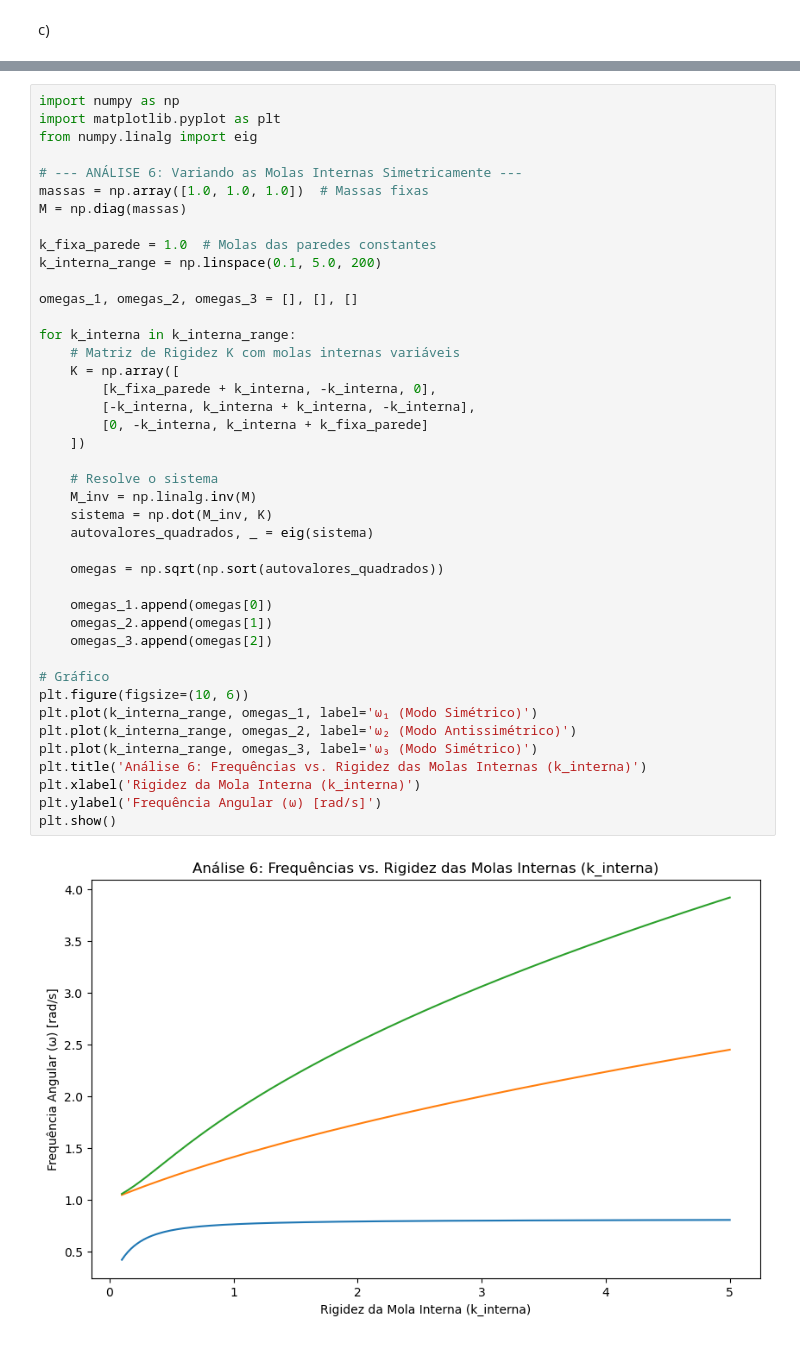
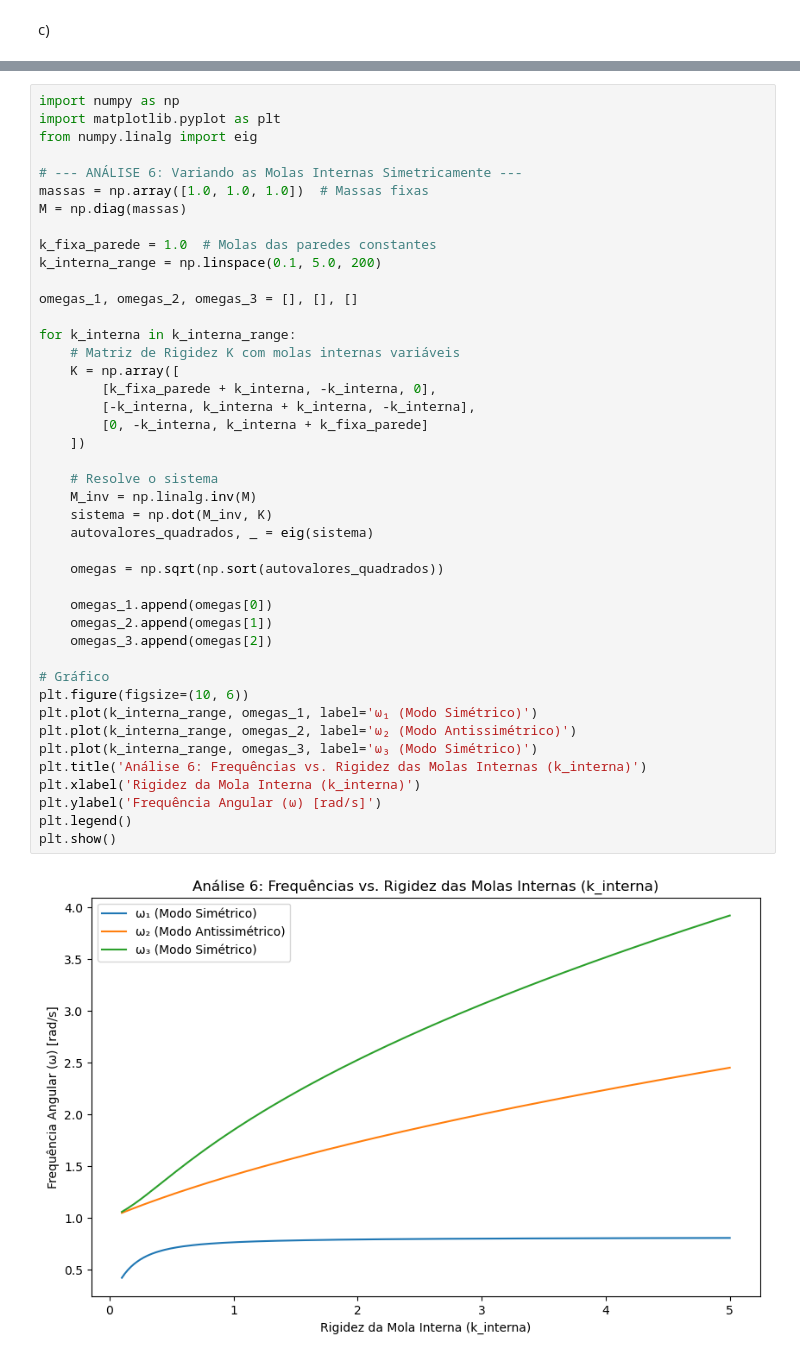
Before and after one commit to LuizDaniel-2/ATV4_FisComp, a Jupyter notebook: ATV4.ipynb, the cells around one changed output, grey strips where cells are left out. Saved outputs shown, nothing was run; the diff lists cells and outputs as text.

```diff
--- a/ATV4.ipynb
+++ b/ATV4.ipynb
@@ -482,34 +489,35 @@ omegas_1, omegas_2, omegas_3 = [], [], []
 
 for k_interna in k_interna_range:
     # Matriz de Rigidez K com molas internas variáveis
     K = np.array([
         [k_fixa_parede + k_interna, -k_interna, 0],
         [-k_interna, k_interna + k_interna, -k_interna],
         [0, -k_interna, k_interna + k_fixa_parede]
     ])
 
     # Resolve o sistema
     M_inv = np.linalg.inv(M)
     sistema = np.dot(M_inv, K)
     autovalores_quadrados, _ = eig(sistema)
 
     omegas = np.sqrt(np.sort(autovalores_quadrados))
 
     omegas_1.append(omegas[0])
     omegas_2.append(omegas[1])
     omegas_3.append(omegas[2])
 
 # Gráfico
 plt.figure(figsize=(10, 6))
 plt.plot(k_interna_range, omegas_1, label='ω₁ (Modo Simétrico)')
 plt.plot(k_interna_range, omegas_2, label='ω₂ (Modo Antissimétrico)')
 plt.plot(k_interna_range, omegas_3, label='ω₃ (Modo Simétrico)')
 plt.title('Análise 6: Frequências vs. Rigidez das Molas Internas (k_interna)')
 plt.xlabel('Rigidez da Mola Interna (k_interna)')
 plt.ylabel('Frequência Angular (ω) [rad/s]')
+plt.legend()
 plt.show()
 # %% [output]
-[figure, old version]
+[figure, new version]
 # %%
 import numpy as np
 import matplotlib.pyplot as plt
```
Also changed, not shown: parts of 11 cells of this notebook, 1 other file.
